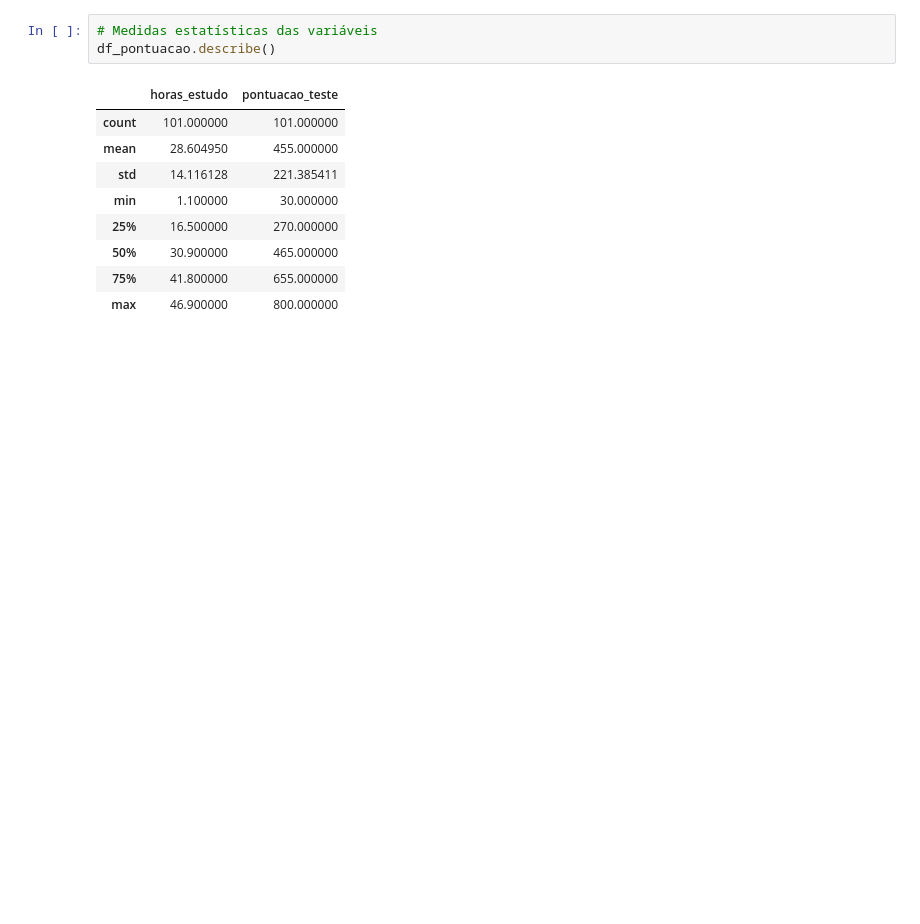
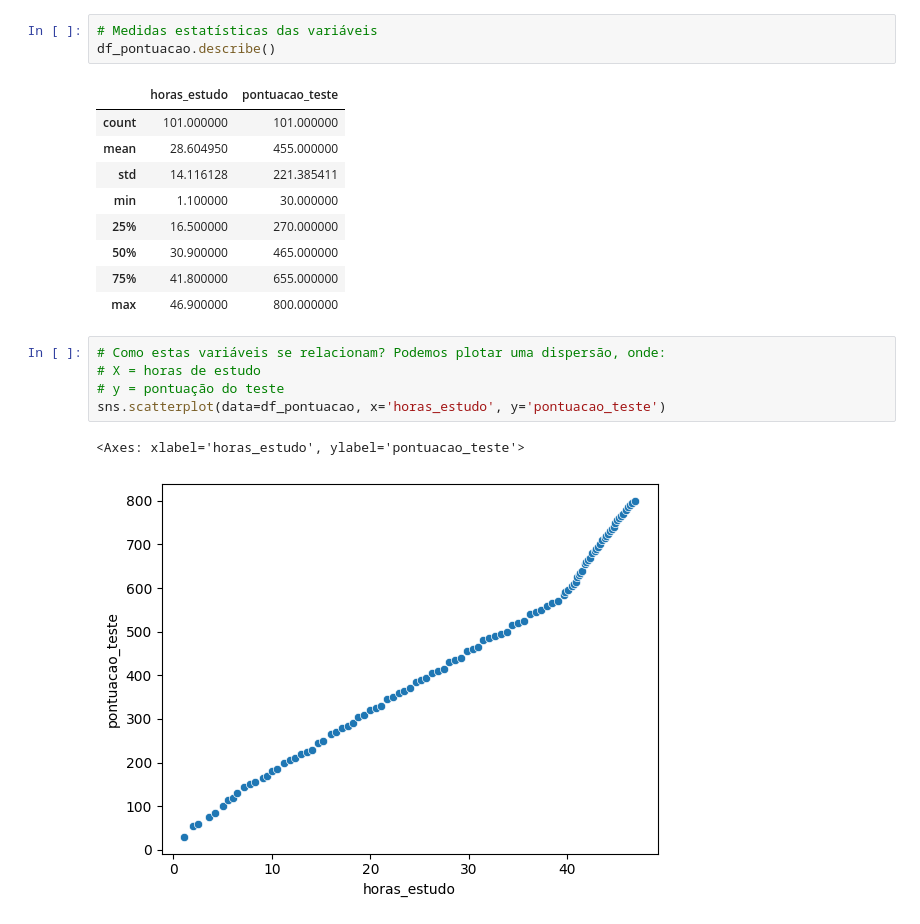
Before and after one commit to rcmonteiro/curso-ia-rocketseat, a Jupyter notebook: regressao_linear_simples/modelo_pontuacao.ipynb, the cells around one changed output. Cells and saved outputs as stored; diff of their text form; blank space fills up the shorter version.

```diff
--- a/regressao_linear_simples/modelo_pontuacao.ipynb
+++ b/regressao_linear_simples/modelo_pontuacao.ipynb
@@ -71,3 +71,11 @@ df_pontuacao.describe()
 | 50% | 30.900000 | 465.000000 |
 | 75% | 41.800000 | 655.000000 |
 | max | 46.900000 | 800.000000 |
+# %%
+# Como estas variáveis se relacionam? Podemos plotar uma dispersão, onde:
+# X = horas de estudo
+# y = pontuação do teste
+sns.scatterplot(data=df_pontuacao, x='horas_estudo', y='pontuacao_teste')
+# %% [output]
+<Axes: xlabel='horas_estudo', ylabel='pontuacao_teste'>
+[figure, added]
```
Also changed, not shown: parts of 14 cells of this notebook.
